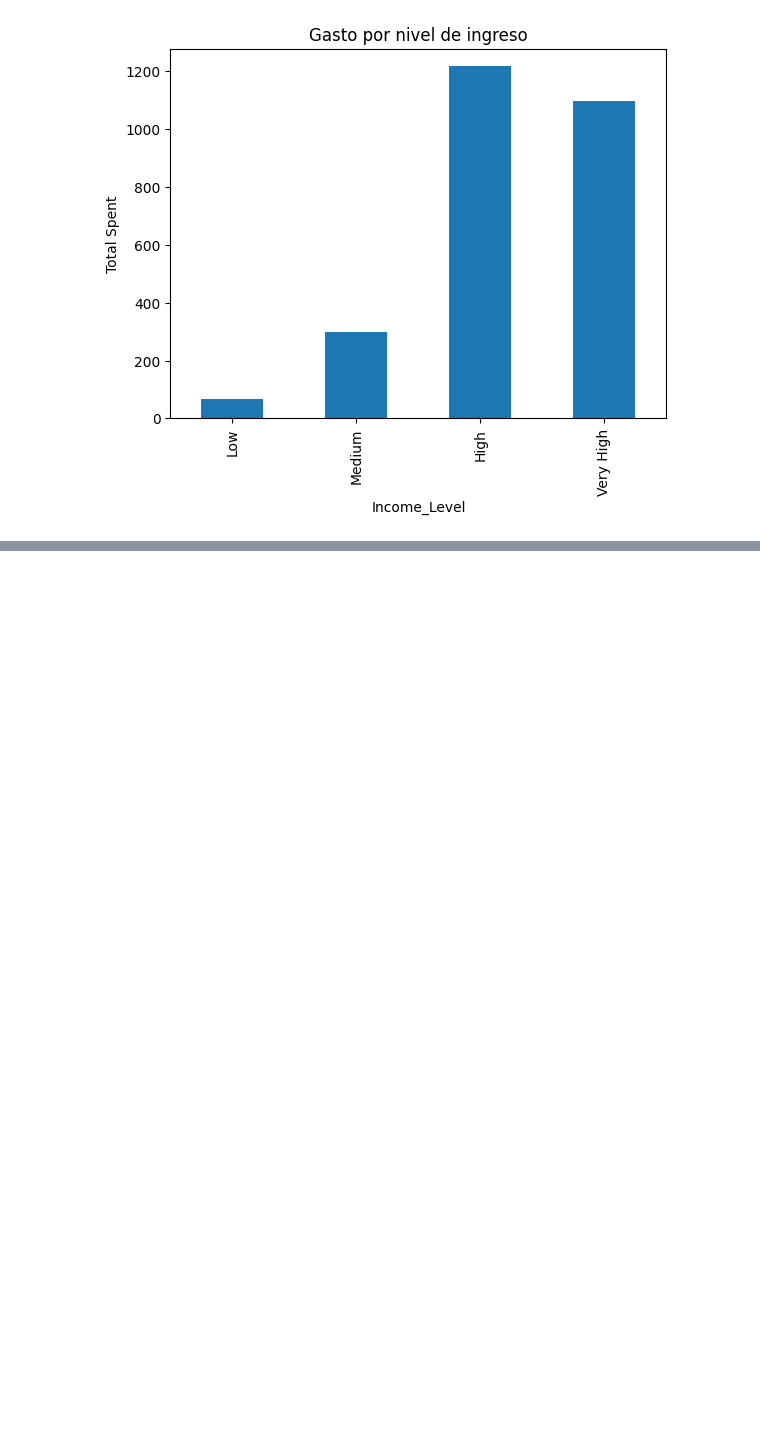
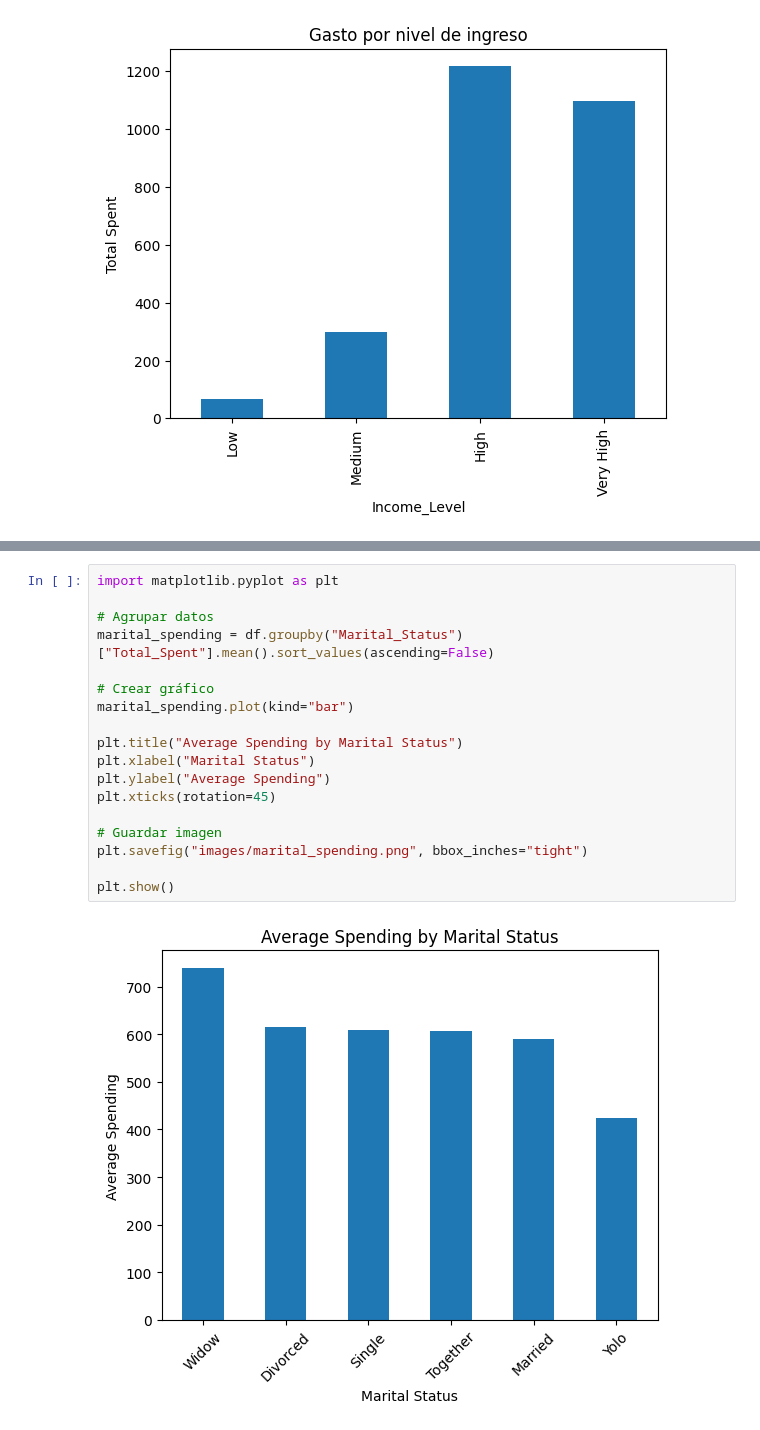
Before and after one commit to Fel85/mini-data-cleaner-customer-analysis, a Jupyter notebook: notebook.ipynb, the cells around one changed output, grey strips where cells are left out. Saved outputs shown, nothing was run; the diff lists cells and outputs as text; blank space fills up the shorter version.

```diff
--- a/notebook.ipynb
+++ b/notebook.ipynb
@@ -491,0 +531,20 @@ plt.show() # Mostrar el gráfico para visualizar el gasto promedio por nivel de
+# %%
+import matplotlib.pyplot as plt
+
+# Agrupar datos
+marital_spending = df.groupby("Marital_Status")["Total_Spent"].mean().sort_values(ascending=False)
+
+# Crear gráfico
+marital_spending.plot(kind="bar")
+
+plt.title("Average Spending by Marital Status")
+plt.xlabel("Marital Status")
+plt.ylabel("Average Spending")
+plt.xticks(rotation=45)
+
+# Guardar imagen
+plt.savefig("images/marital_spending.png", bbox_inches="tight")
+
+plt.show()
+# %% [output]
+[figure, added]
```
Also changed, not shown: parts of 3 cells of this notebook, 7 other files.
